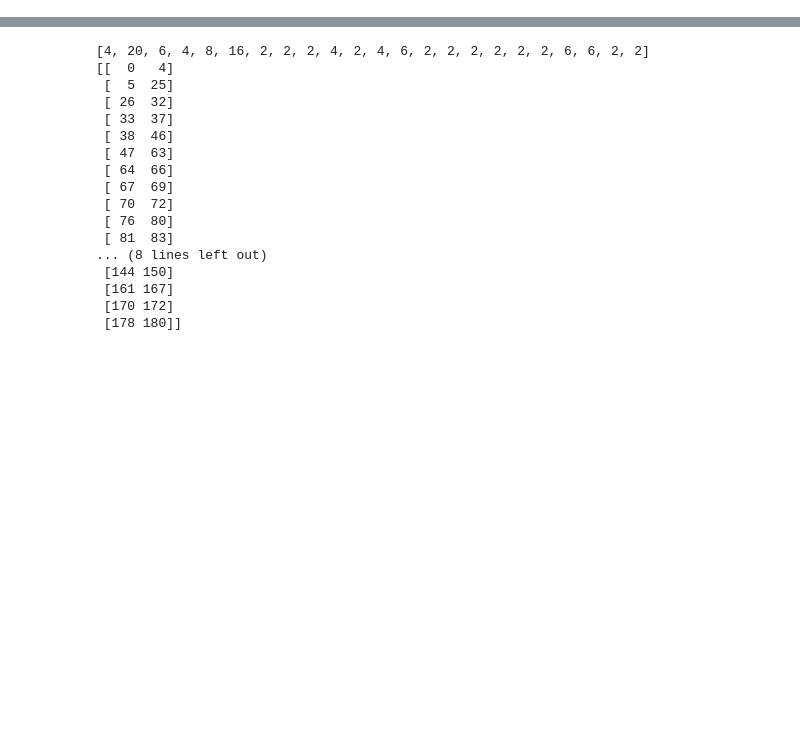
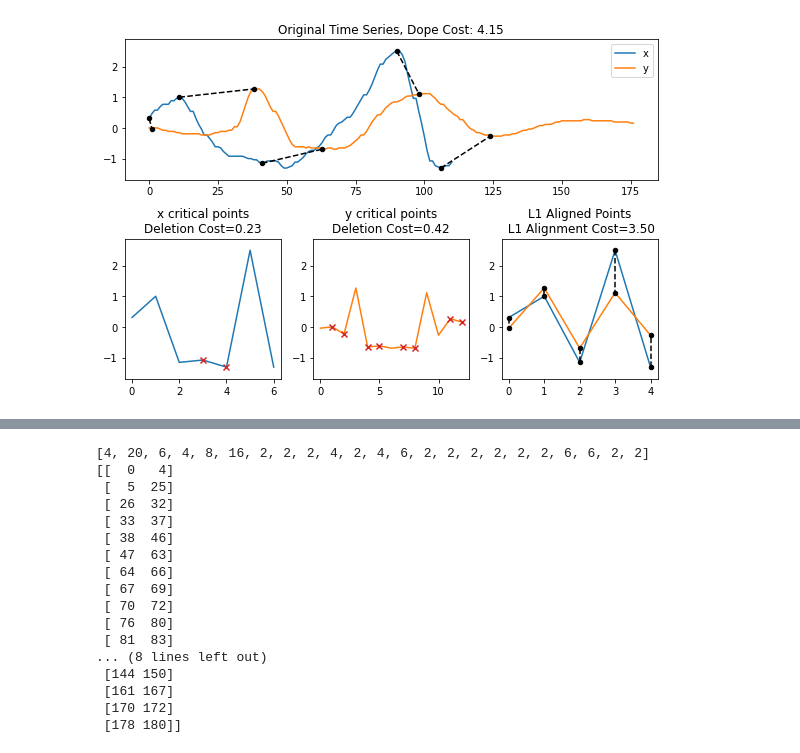
Before and after one commit to UrsinusREU2022MergeTrees/MergeTrees, a Jupyter notebook: notebooks/DOPE_Basics.ipynb, the cells around one changed output, grey strips where cells are left out. Drawn from its saved outputs; the diff is of its cells as text; code cells hidden in the pictures; blank space fills up the shorter version.

```diff
--- a/notebooks/DOPE_Basics.ipynb
+++ b/notebooks/DOPE_Basics.ipynb
@@ -12,3 +13,29 @@ from matching_plots import *
+# %%
+dataset = "AllGestureWiimoteX"
+res = pyts.datasets.fetch_ucr_dataset(dataset)
+idx = np.argsort(res['target_train'])
+X = res['data_train'][idx, :]
+
+
+circular = False
+plt.figure(figsize=(8, 8))
+
+i = 211
+j = 212
+
+x = X[i, :]
+x = x[~np.isnan(x)]
+xc, xs, xc_idx = get_crit_timeseries(x, circular)
+
+y = X[j, :]
+y = y[~np.isnan(y)]
+yc, ys, yc_idx = get_crit_timeseries(y, circular)
+cost, xdel, ydel = dope_match(x, y, circular)
+plt.clf()
+plot_dope_matching(x, y, xc, xs, xc_idx, yc, ys, yc_idx, cost, xdel, ydel, plot_matches=True, plot_verified=False)
+plt.savefig("WiiDOPE{}_{}.svg".format(i, j), bbox_inches='tight', facecolor='white')
+# %% [output]
+[figure, added]
 # %%
 circular=False
 np.random.seed(0)
```
Also changed, not shown: parts of 3 cells of this notebook, 3 other files.
